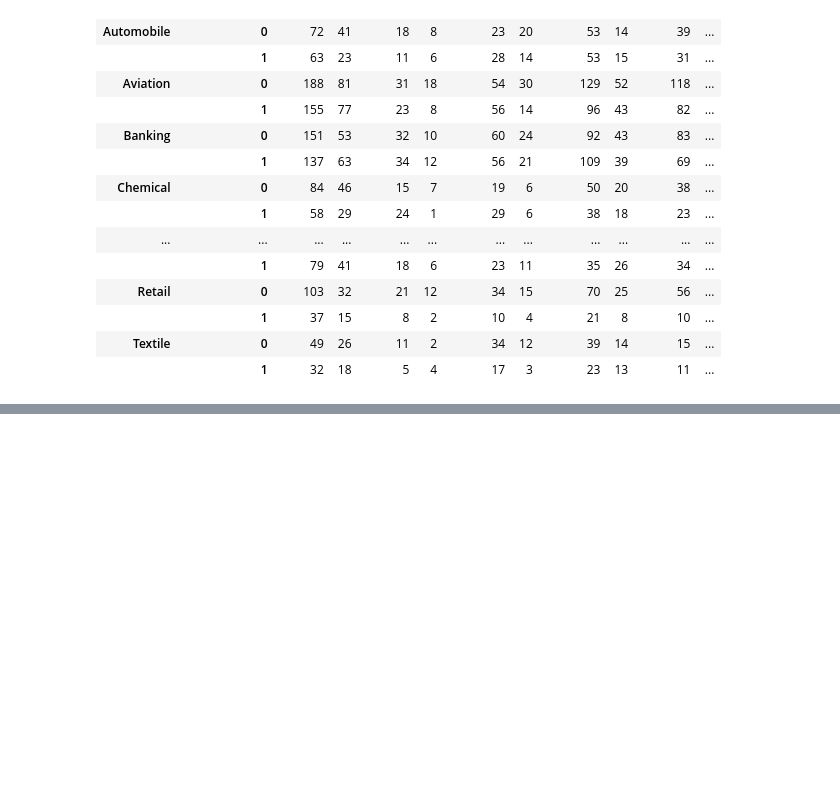
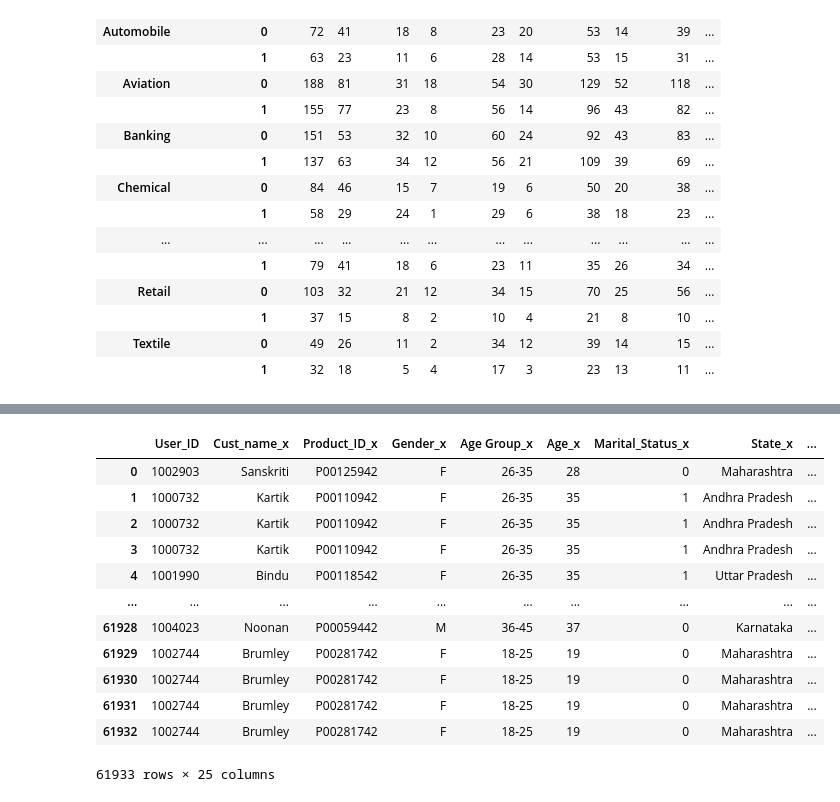
Before and after one commit to itiksha/Python-Data-Analysis-Project, a Jupyter notebook: Py-Project1-Diwali/Diwali_Sales_Analysis.ipynb, the cells around one changed output, grey strips where cells are left out. Drawn from its saved outputs; the diff is of its cells as text; code cells hidden in the pictures; blank space fills up the shorter version.

```diff
--- a/Py-Project1-Diwali/Diwali_Sales_Analysis.ipynb
+++ b/Py-Project1-Diwali/Diwali_Sales_Analysis.ipynb
@@ -927,0 +955,18 @@ pd.crosstab(index=[df['Occupation'], df['Marital_Status']], columns=[df['Zone'],
+# %%
+# Self Join to find Customers who bought the same product more than once
+self_join = df.merge(df, left_on='User_ID', right_on='User_ID', how='inner')
+self_join
+# %% [output]
+|  | User_ID | Cust_name_x | Product_ID_x | Gender_x | Age Group_x | Age_x | Marital_Status_x | State_x | ... |
+| 0 | 1002903 | Sanskriti | P00125942 | F | 26-35 | 28 | 0 | Maharashtra | ... |
+| 1 | 1000732 | Kartik | P00110942 | F | 26-35 | 35 | 1 | Andhra Pradesh | ... |
+| 2 | 1000732 | Kartik | P00110942 | F | 26-35 | 35 | 1 | Andhra Pradesh | ... |
+| 3 | 1000732 | Kartik | P00110942 | F | 26-35 | 35 | 1 | Andhra Pradesh | ... |
+| 4 | 1001990 | Bindu | P00118542 | F | 26-35 | 35 | 1 | Uttar Pradesh | ... |
+| ... | ... | ... | ... | ... | ... | ... | ... | ... | ... |
+| 61928 | 1004023 | Noonan | P00059442 | M | 36-45 | 37 | 0 | Karnataka | ... |
+| 61929 | 1002744 | Brumley | P00281742 | F | 18-25 | 19 | 0 | Maharashtra | ... |
+| 61930 | 1002744 | Brumley | P00281742 | F | 18-25 | 19 | 0 | Maharashtra | ... |
+| 61931 | 1002744 | Brumley | P00281742 | F | 18-25 | 19 | 0 | Maharashtra | ... |
+| 61932 | 1002744 | Brumley | P00281742 | F | 18-25 | 19 | 0 | Maharashtra | ... |
+61933 rows × 25 columns
```
Also changed, not shown: parts of 16 cells of this notebook.
